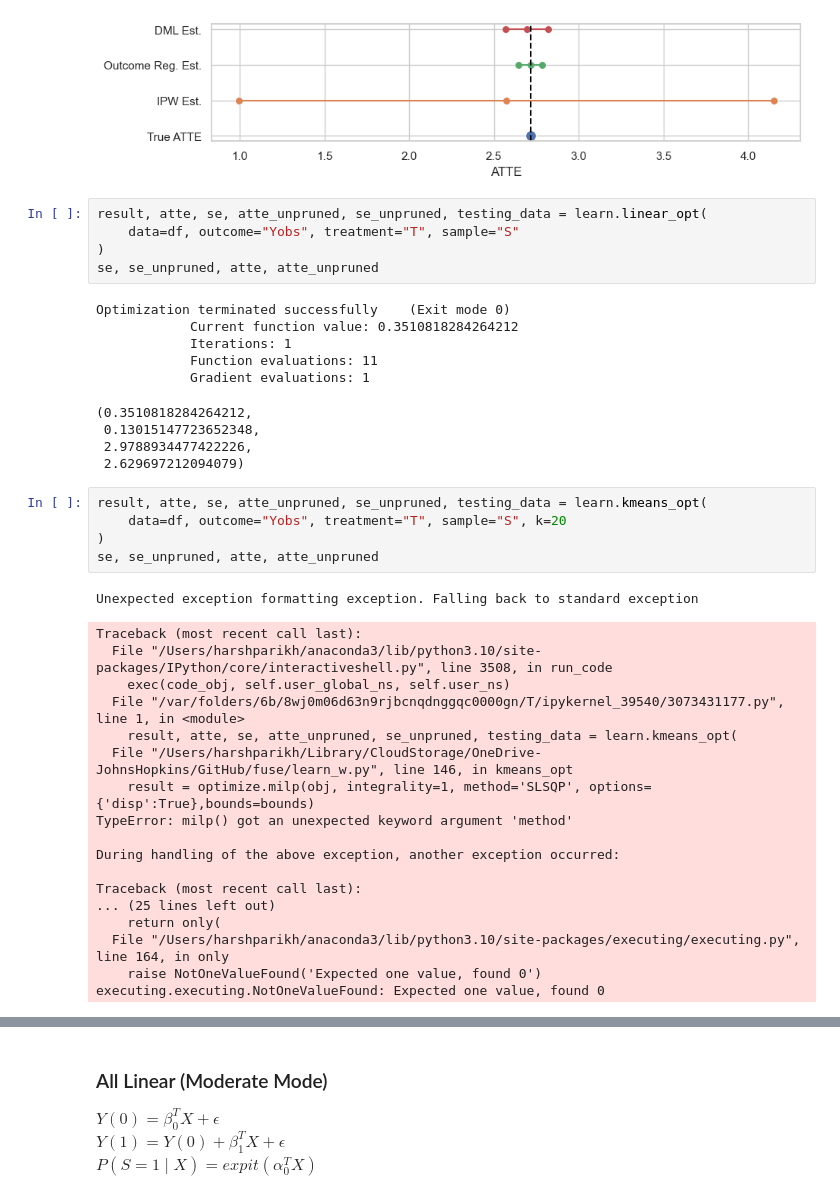
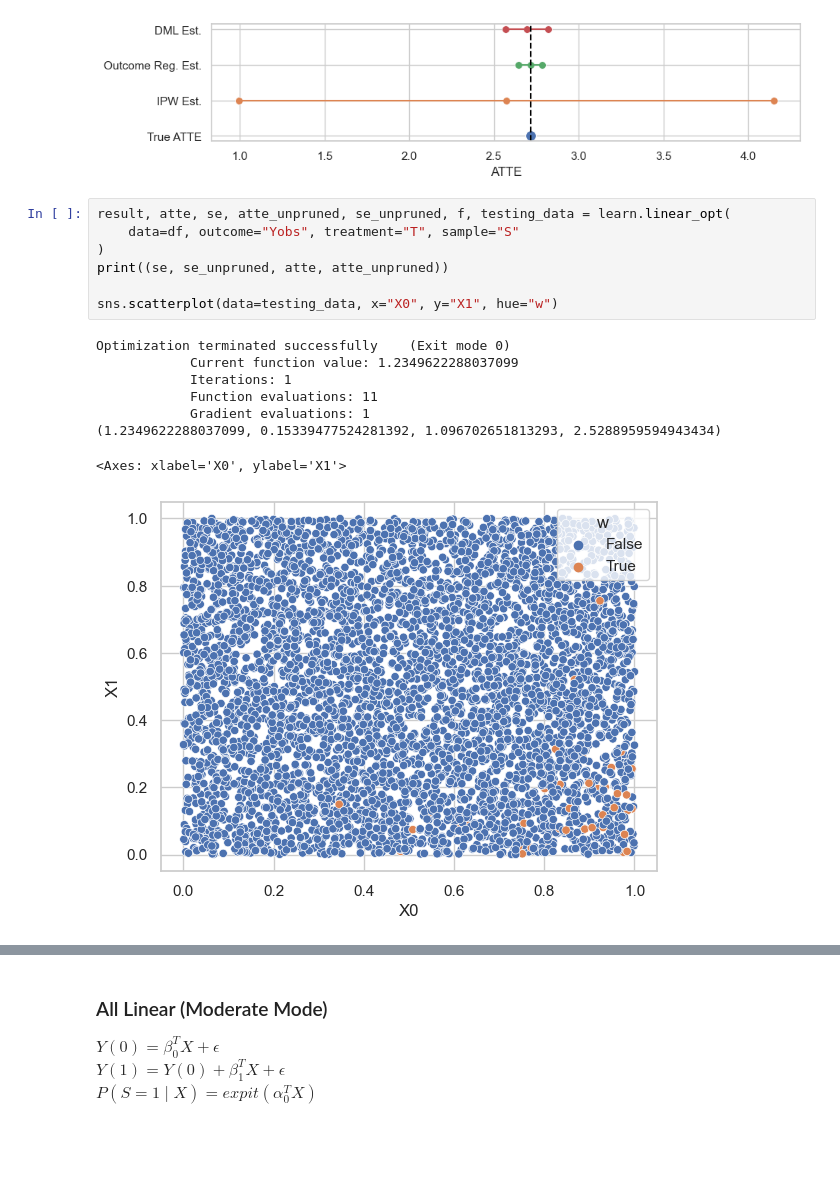
Before and after one commit to harsh-parikh/fuse, a Jupyter notebook: characterize_match.ipynb, the cells around one changed output, grey strips where cells are left out. Cells and saved outputs as stored; diff of their text form; blank space fills up the shorter version.

```diff
--- a/characterize_match.ipynb
+++ b/characterize_match.ipynb
@@ -136,41 +136,18 @@ plt.xlabel("ATTE")
 Text(0.5, 0, 'ATTE')
 [figure]
 # %%
-result, atte, se, atte_unpruned, se_unpruned, testing_data = learn.linear_opt(
+result, atte, se, atte_unpruned, se_unpruned, f, testing_data = learn.linear_opt(
     data=df, outcome="Yobs", treatment="T", sample="S"
 )
-se, se_unpruned, atte, atte_unpruned
+print((se, se_unpruned, atte, atte_unpruned))
+
+sns.scatterplot(data=testing_data, x="X0", y="X1", hue="w")
 # %% [output]
 Optimization terminated successfully    (Exit mode 0)
-            Current function value: 0.3510818284264212
+            Current function value: 1.2349622288037099
             Iterations: 1
             Function evaluations: 11
             Gradient evaluations: 1
+(1.2349622288037099, 0.15339477524281392, 1.096702651813293, 2.5288959594943434)
-(0.3510818284264212,
- 0.13015147723652348,
- 2.9788934477422226,
- 2.629697212094079)
+<Axes: xlabel='X0', ylabel='X1'>
+[figure, added]
-# %%
-result, atte, se, atte_unpruned, se_unpruned, testing_data = learn.kmeans_opt(
-    data=df, outcome="Yobs", treatment="T", sample="S", k=20
-)
-se, se_unpruned, atte, atte_unpruned
-# %% [output]
-Unexpected exception formatting exception. Falling back to standard exception
-Traceback (most recent call last):
-  File "/Users/harshparikh/anaconda3/lib/python3.10/site-packages/IPython/core/interactiveshell.py", line 3508, in run_code
-    exec(code_obj, self.user_global_ns, self.user_ns)
-  File "/var/folders/6b/8wj0m06d63n9rjbcnqdnggqc0000gn/T/ipykernel_39540/3073431177.py", line 1, in <module>
-    result, atte, se, atte_unpruned, se_unpruned, testing_data = learn.kmeans_opt(
-  File "/Users/harshparikh/Library/CloudStorage/OneDrive-JohnsHopkins/GitHub/fuse/learn_w.py", line 146, in kmeans_opt
-    result = optimize.milp(obj, integrality=1, method='SLSQP', options={'disp':True},bounds=bounds)
-TypeError: milp() got an unexpected keyword argument 'method'
-
-During handling of the above exception, another exception occurred:
-
-Traceback (most recent call last):
-... (25 lines left out)
-    return only(
-  File "/Users/harshparikh/anaconda3/lib/python3.10/site-packages/executing/executing.py", line 164, in only
-    raise NotOneValueFound('Expected one value, found 0')
-executing.executing.NotOneValueFound: Expected one value, found 0
```
Also changed, not shown: parts of 5 cells of this notebook, 2 other files.
